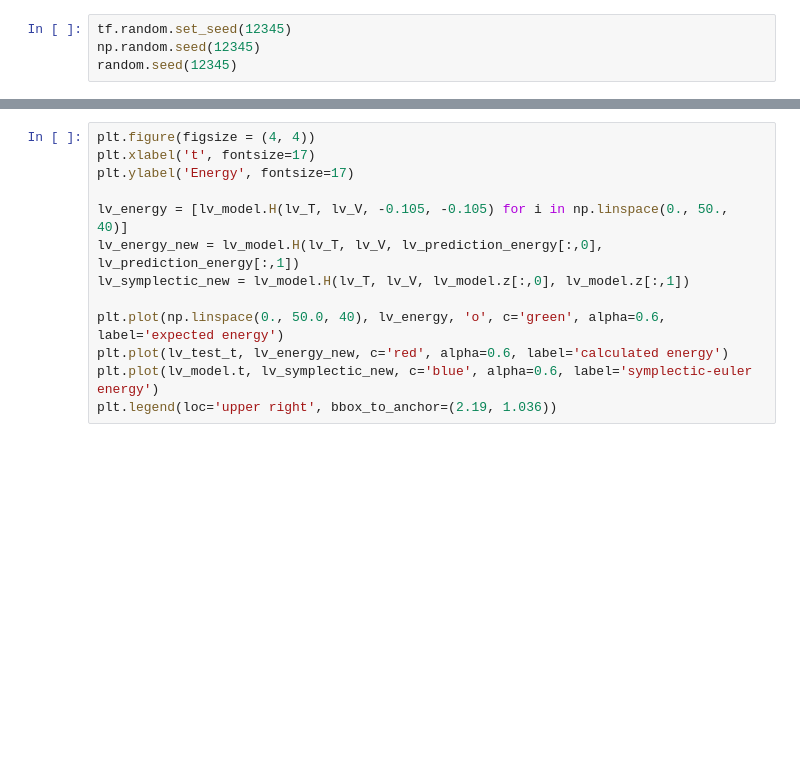
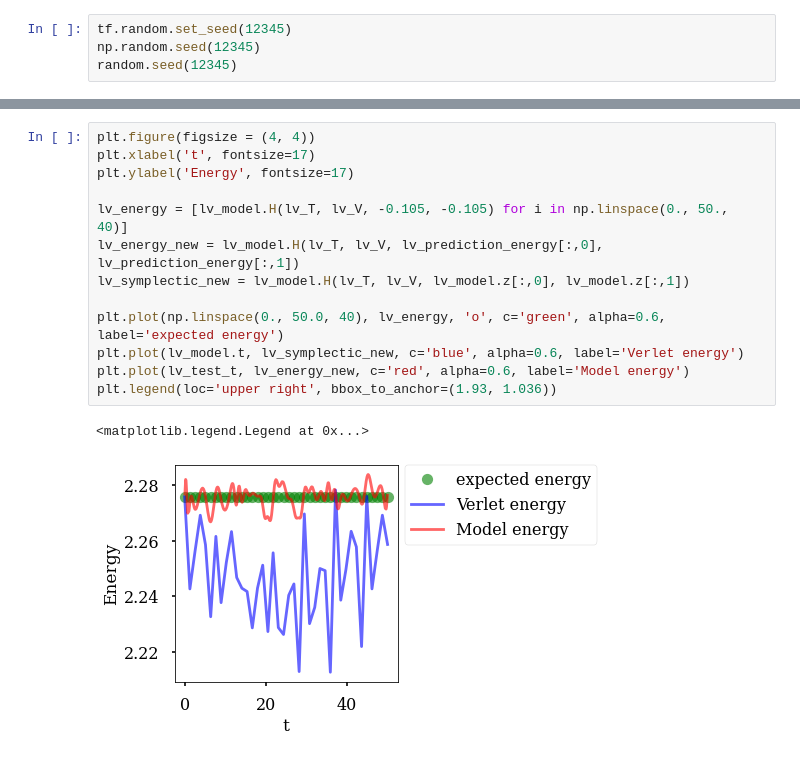
Before and after one commit to tayfununal/solving_hamiltonian_with_deeplearning, a Jupyter notebook: stage.ipynb, the cells around one changed output, grey strips where cells are left out. Cells and saved outputs as stored; diff of their text form; blank space fills up the shorter version.

```diff
--- a/stage.ipynb
+++ b/stage.ipynb
@@ -158,13 +167,16 @@ plt.legend(loc='upper right', bbox_to_anchor=(2.04, 1.036))
 # %%
 plt.figure(figsize = (4, 4))
 plt.xlabel('t', fontsize=17)
 plt.ylabel('Energy', fontsize=17)
 
 lv_energy = [lv_model.H(lv_T, lv_V, -0.105, -0.105) for i in np.linspace(0., 50., 40)]
 lv_energy_new = lv_model.H(lv_T, lv_V, lv_prediction_energy[:,0], lv_prediction_energy[:,1])
 lv_symplectic_new = lv_model.H(lv_T, lv_V, lv_model.z[:,0], lv_model.z[:,1])
 
 plt.plot(np.linspace(0., 50.0, 40), lv_energy, 'o', c='green', alpha=0.6, label='expected energy')
-plt.plot(lv_test_t, lv_energy_new, c='red', alpha=0.6, label='calculated energy')
-plt.plot(lv_model.t, lv_symplectic_new, c='blue', alpha=0.6, label='symplectic-euler energy')
-plt.legend(loc='upper right', bbox_to_anchor=(2.19, 1.036))
+plt.plot(lv_model.t, lv_symplectic_new, c='blue', alpha=0.6, label='Verlet energy')
+plt.plot(lv_test_t, lv_energy_new, c='red', alpha=0.6, label='Model energy')
+plt.legend(loc='upper right', bbox_to_anchor=(1.93, 1.036))
+# %% [output]
+<matplotlib.legend.Legend at 0x...>
+[figure, added]
```
Also changed, not shown: parts of 8 cells of this notebook.
